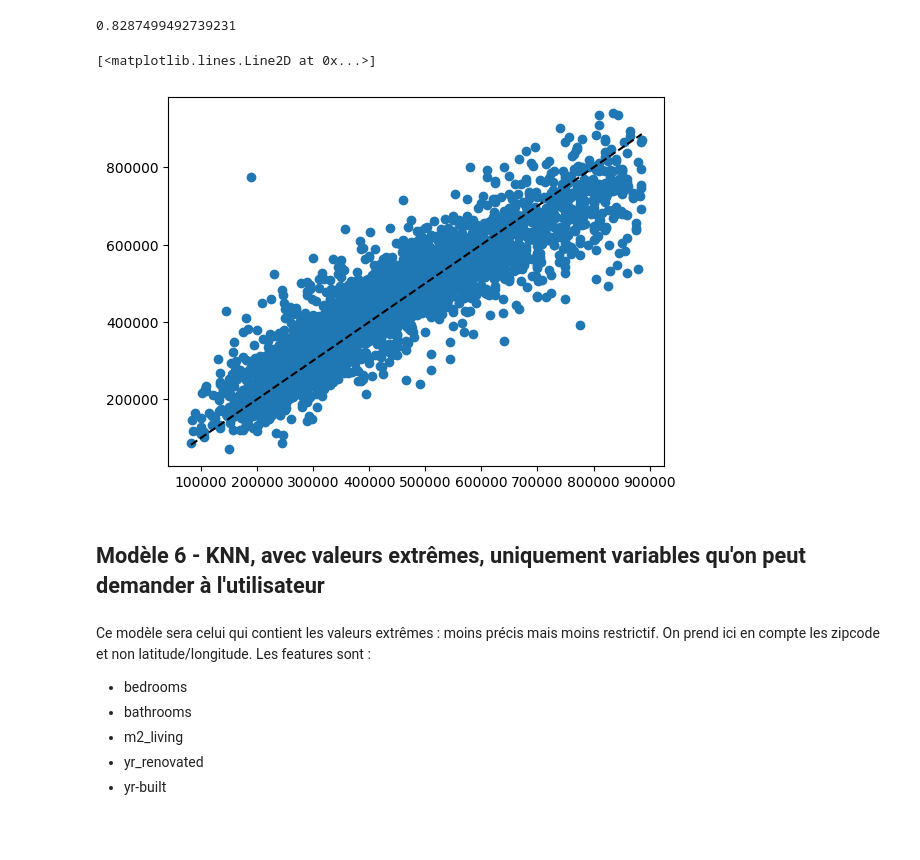
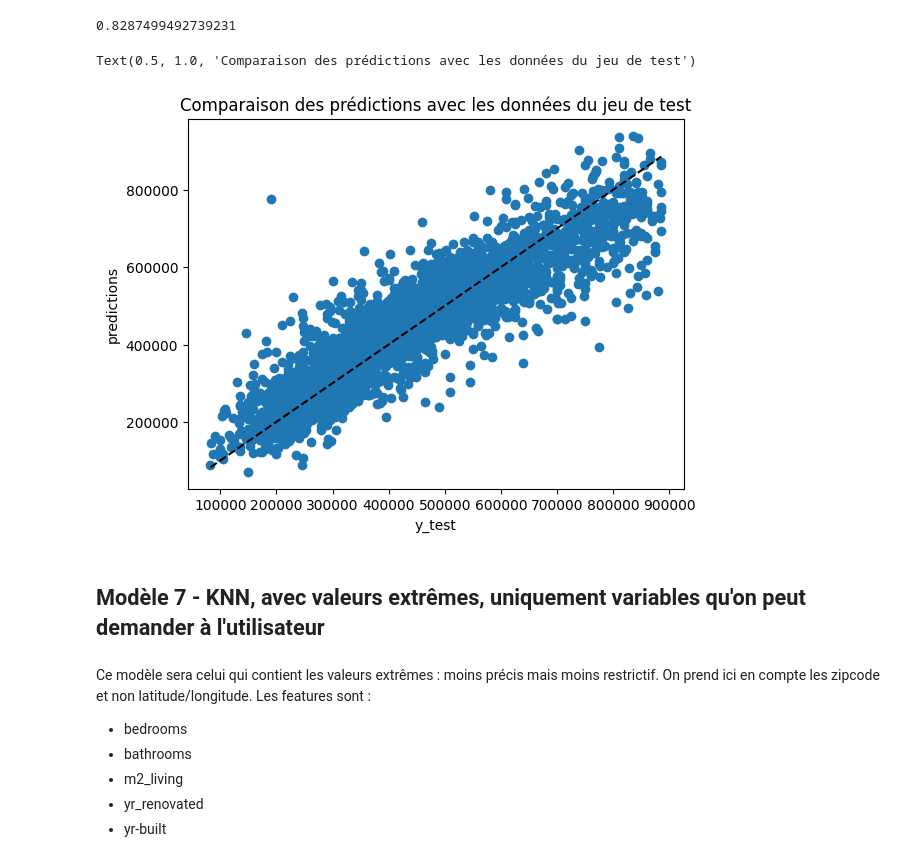
Before and after one commit to Manonp59/projet_immobilier, a Jupyter notebook: data_preparation.ipynb, the cells around one changed output. Cells and saved outputs as stored; diff of their text form; code cells hidden in the pictures; blank space fills up the shorter version.

```diff
--- a/data_preparation.ipynb
+++ b/data_preparation.ipynb
@@ -622,11 +642,14 @@ trained_pipe.score(X_test, y_test)
 # %%
 plt.scatter(y_test,predictions)
 plt.plot([y_test.min(), y_test.max()], [y_test.min(), y_test.max()], 'k--')
+plt.xlabel('y_test')
+plt.ylabel('predictions')
+plt.title('Comparaison des prédictions avec les données du jeu de test')
 # %% [output]
-[<matplotlib.lines.Line2D at 0x...>]
+Text(0.5, 1.0, 'Comparaison des prédictions avec les données du jeu de test')
-[figure, old version]
+[figure, new version]
 # %% [markdown]
-## Modèle 6 - KNN, avec valeurs extrêmes, uniquement variables qu'on peut demander à l'utilisateur
+## Modèle 7 - KNN, avec valeurs extrêmes, uniquement variables qu'on peut demander à l'utilisateur
 # %% [markdown]
 Ce modèle sera celui qui contient les valeurs extrêmes : moins précis mais moins restrictif. On prend ici en compte les zipcode et non latitude/longitude. Les features sont :
 - bedrooms
```
Also changed, not shown: parts of 30 cells of this notebook, 13 other files.
